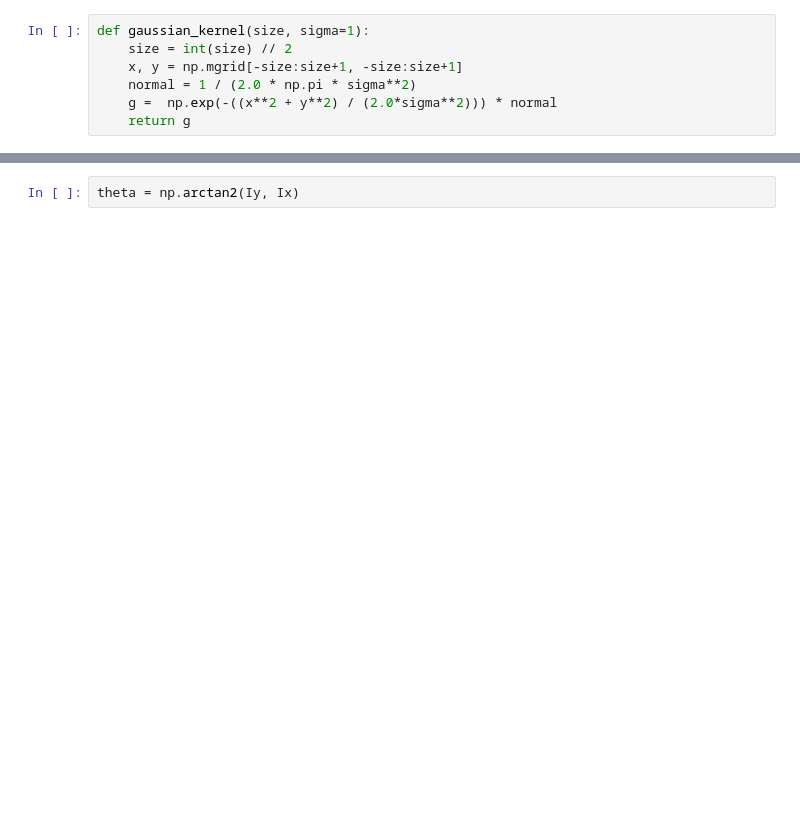
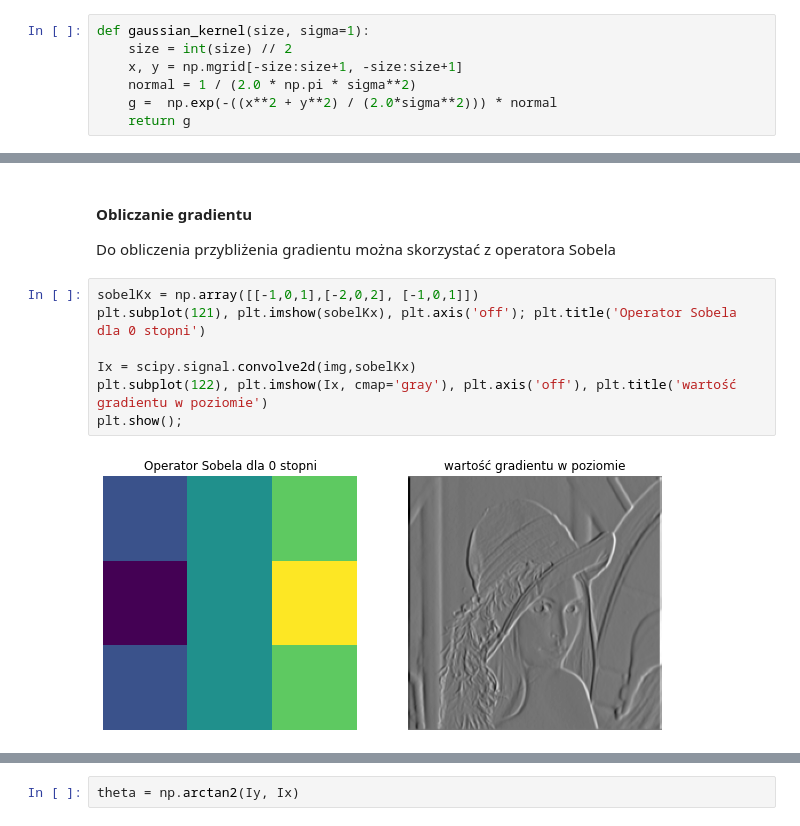
Before and after one commit to jacekdobrowolski/puf, a Jupyter notebook: dokumentacja_wstepna.ipynb, the cells around one changed output, grey strips where cells are left out. Drawn from its saved outputs; the diff is of its cells as text; blank space fills up the shorter version.

```diff
--- a/dokumentacja_wstepna.ipynb
+++ b/dokumentacja_wstepna.ipynb
@@ -102,0 +74,13 @@ plt.imshow(Iy, cmap='gray')
+# %% [markdown]
+#### Obliczanie gradientu
+
+Do obliczenia przybliżenia gradientu można skorzystać z operatora Sobela
+# %%
+sobelKx = np.array([[-1,0,1],[-2,0,2], [-1,0,1]])
+plt.subplot(121), plt.imshow(sobelKx), plt.axis('off'); plt.title('Operator Sobela dla 0 stopni')
+
+Ix = scipy.signal.convolve2d(img,sobelKx)
+plt.subplot(122), plt.imshow(Ix, cmap='gray'), plt.axis('off'), plt.title('wartość gradientu w poziomie')
+plt.show();
+# %% [output]
+[figure, added]
```
Also changed, not shown: parts of 23 cells of this notebook, 1 other file.
